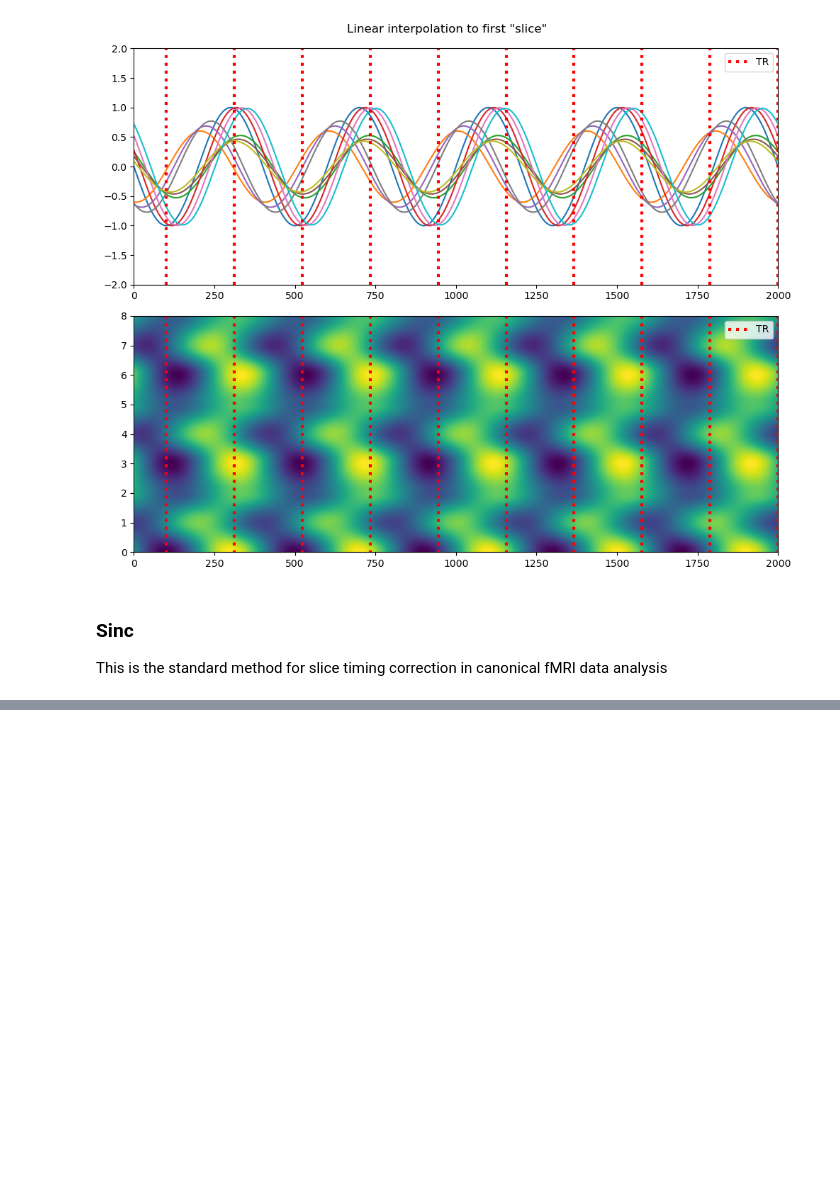
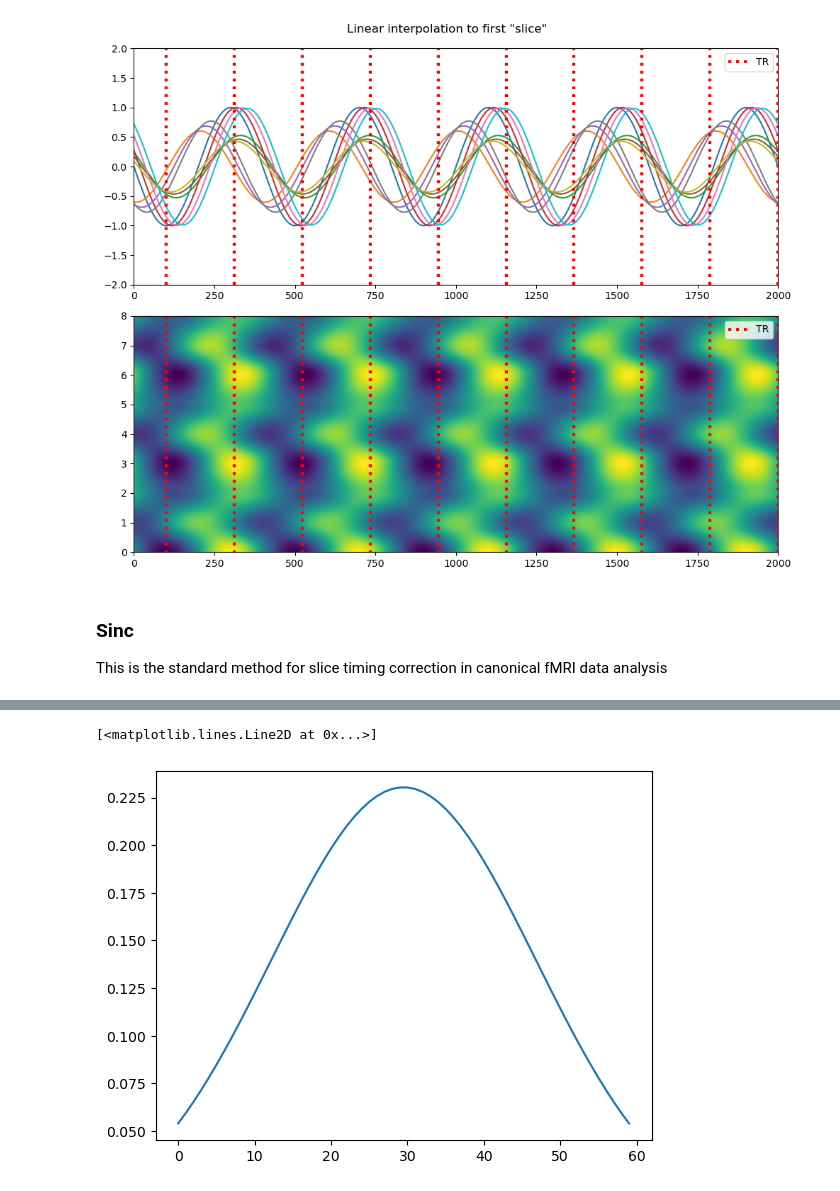
Before and after one commit to w-decker/SliceTime_TempDeriv, a Jupyter notebook: notebook.ipynb, the cells around one changed output, grey strips where cells are left out. Drawn from its saved outputs; the diff is of its cells as text; code cells hidden in the pictures; blank space fills up the shorter version.

```diff
--- a/notebook.ipynb
+++ b/notebook.ipynb
@@ -129,0 +141,17 @@ This is the standard method for slice timing correction in canonical fMRI data a
+# %%
+def make_gauss(x):
+    """Genearate a probability density function given an array of numeric values"""
+
+    mu = np.mean(x)
+    sigma = np.std(x)
+    f = (1 / (sigma * np.sqrt(2 * np.pi))) * np.exp( - (x - mu) ** 2 / (2 * sigma**2))
+
+    return(f)
+# %%
+x = np.arange(-3, 3, 1/len(X_1))
+y = make_gauss()
+# %%
+plt.plot(y)
+# %% [output]
+[<matplotlib.lines.Line2D at 0x...>]
+[figure, added]
```
Also changed, not shown: parts of 4 cells of this notebook.
